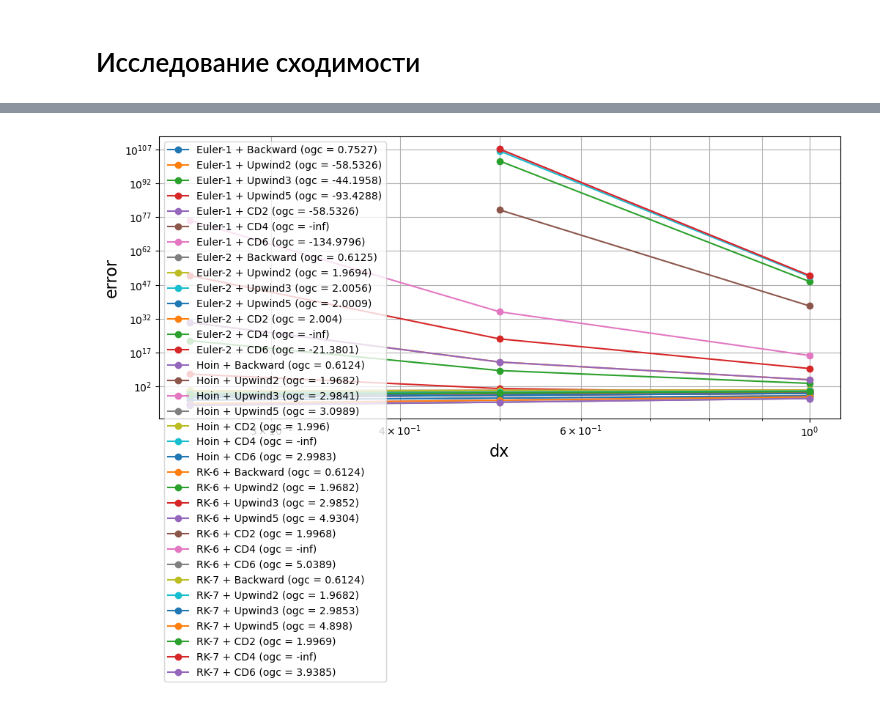
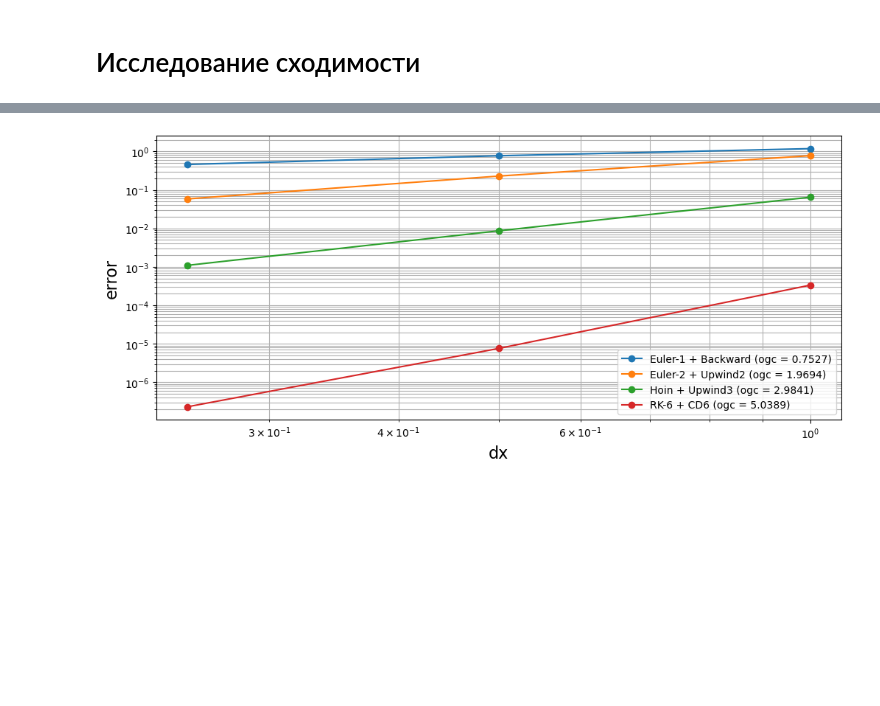
Before and after one commit to ruslan-shtin/computational_aerodynamics_on_Python, a Jupyter notebook: OneDimensionalProblems/Finite_difference_method/main_runner.ipynb, the cells around one changed output, grey strips where cells are left out. Cells and saved outputs as stored; diff of their text form; code cells hidden in the pictures; blank space fills up the shorter version.

```diff
--- a/OneDimensionalProblems/Finite_difference_method/main_runner.ipynb
+++ b/OneDimensionalProblems/Finite_difference_method/main_runner.ipynb
@@ -143,7 +149,8 @@ mesh_list += ["mesh0"]
 # %%
 solutions_kw = dict()
-for time_step_method in time_step_methods_list:
-    for space_deriv_approx_method in space_deriv_approx_methods_list:
+# for time_step_method in time_step_methods_list:
+#     for space_deriv_approx_method in space_deriv_approx_methods_list:
+for (time_step_method, space_deriv_approx_method) in calc_modes:
         print(f"{time_step_method} + {space_deriv_approx_method}".center(40, "."))
         for mesh_name in mesh_list:
             print(f"\t{mesh_name}:")
@@ -173,8 +179,9 @@ for time_step_method in time_step_methods_list:
 # %%
 fig, ax = plt.subplots(ncols=1, nrows=1, figsize=(12, 5))
 
-for time_step_method in time_step_methods_list:
-    for space_deriv_approx_method in space_deriv_approx_methods_list:
+# for time_step_method in time_step_methods_list:
+#     for space_deriv_approx_method in space_deriv_approx_methods_list:
+for (time_step_method, space_deriv_approx_method) in calc_modes:
         for mesh_name in mesh_list:
             mesh = meshes_kw[mesh_name]
             U_num = solutions_kw[(time_step_method, space_deriv_approx_method, mesh_name)]
@@ -191,8 +198,9 @@ plt.show()
 # %%
 # вычисление ошибок
 errors_kw = {}
-for time_step_method in time_step_methods_list:
-    for space_deriv_approx_method in space_deriv_approx_methods_list:
+# for time_step_method in time_step_methods_list:
+#     for space_deriv_approx_method in space_deriv_approx_methods_list:
+for (time_step_method, space_deriv_approx_method) in calc_modes:
         errors_kw[(time_step_method, space_deriv_approx_method)] = np.zeros((2, len(mesh_list)))
         for i, mesh_name in enumerate(mesh_list):
             mesh = meshes_kw[mesh_name]
@@ -204,30 +212,32 @@ for time_step_method in time_step_methods_list:
 # %%
 # вычисление порядков сходимости
 orders_grid_conv = {}
-for time_step_method in time_step_methods_list:
-    for space_deriv_approx_method in space_deriv_approx_methods_list:
+# for time_step_method in time_step_methods_list:
+#     for space_deriv_approx_method in space_deriv_approx_methods_list:
+for (time_step_method, space_deriv_approx_method) in calc_modes:
         err1, err0 = errors_kw[(time_step_method, space_deriv_approx_method)][1, -2:]
         order_grid_conv = utils.grid_conv_by_true(err1, err0)
         orders_grid_conv[(time_step_method, space_deriv_approx_method)] = order_grid_conv
 # %%
 fig, ax = plt.subplots(ncols=1, nrows=1, figsize=(12, 5))
 
-for time_step_method in time_step_methods_list:
-    for space_deriv_approx_method in space_deriv_approx_methods_list:
+# for time_step_method in time_step_methods_list:
+#     for space_deriv_approx_method in space_deriv_approx_methods_list:
+for (time_step_method, space_deriv_approx_method) in calc_modes:
         dx_list = errors_kw[(time_step_method, space_deriv_approx_method)][0, :]
         err_list = errors_kw[(time_step_method, space_deriv_approx_method)][1, :]
         order_grid_conv = orders_grid_conv[(time_step_method, space_deriv_approx_method)]
 
         ax.plot(dx_list, err_list, '-o', label=f"{time_step_method} + {space_deriv_approx_method} (ogc = {round(order_grid_conv, 4)})")
 
 
 
 ax.set_xlabel("dx", size=16)
 ax.set_ylabel("error", size=16)
 ax.set_xscale('log')
 ax.set_yscale('log')
 ax.grid(which="Both")
 ax.legend()
 plt.show()
 # %% [output]
-[figure, old version]
+[figure, new version]
```
Also changed, not shown: parts of 4 cells of this notebook, 1 other file.
